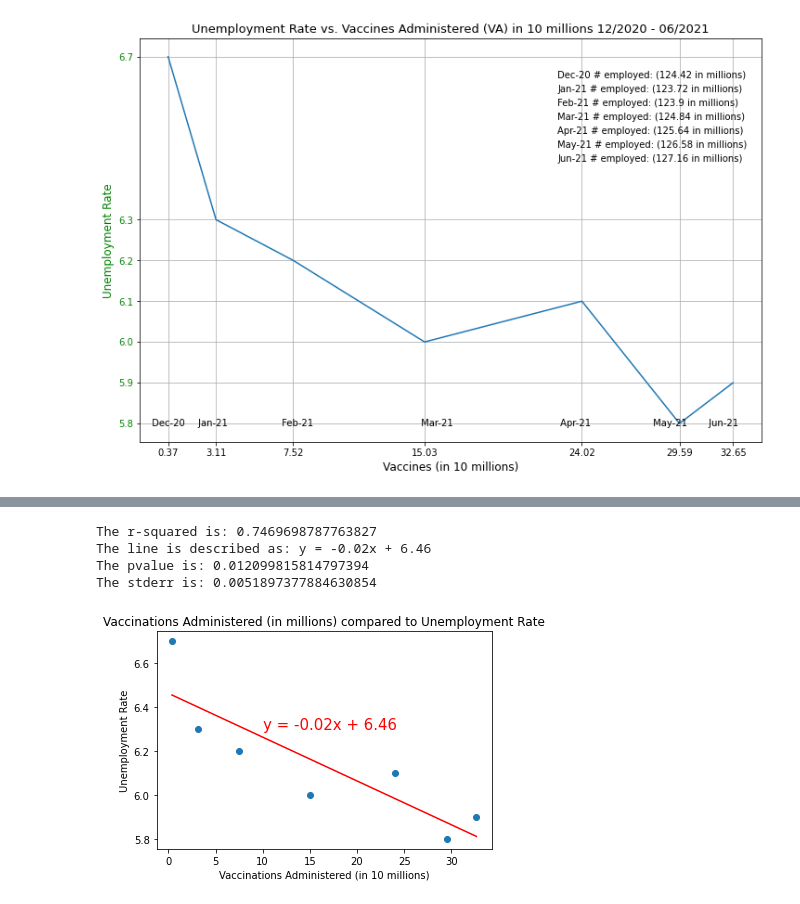
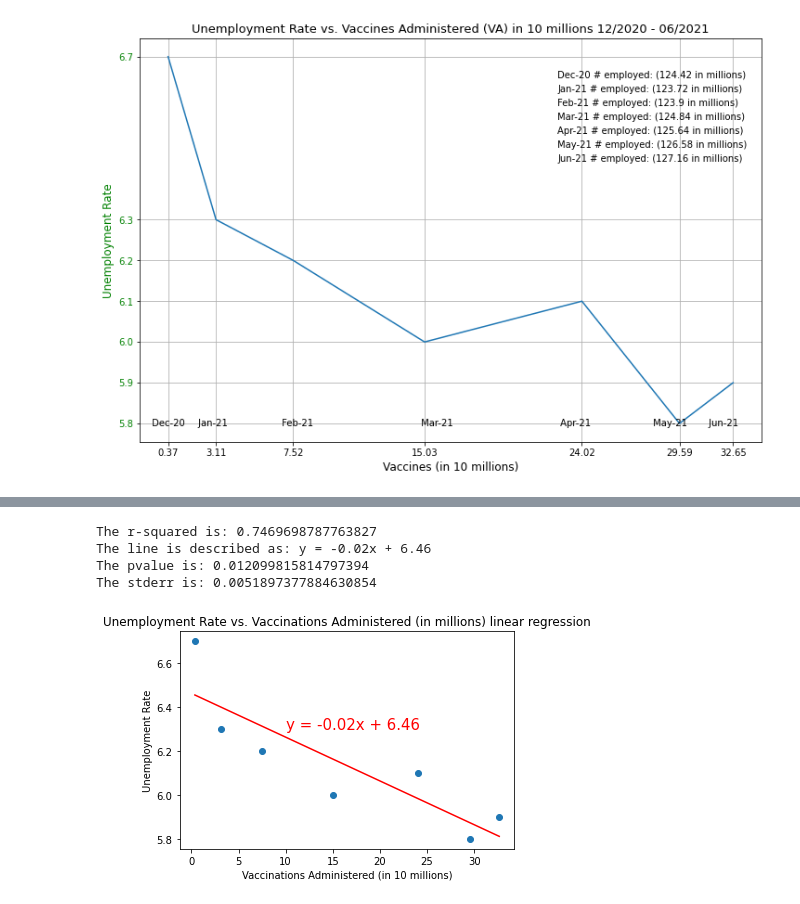
Before and after one commit to meetk5/Team-Project1, a Jupyter notebook: Covid-19 Vaccination administrated and its impact on US Unemployment-checkpoint.ipynb, the cells around one changed output, grey strips where cells are left out. Cells and saved outputs as stored; diff of their text form; code cells hidden in the pictures.

```diff
--- a/Covid-19 Vaccination administrated and its impact on US Unemployment-checkpoint.ipynb
+++ b/Covid-19 Vaccination administrated and its impact on US Unemployment-checkpoint.ipynb
@@ -271,24 +295,24 @@ The correlation between both factors is -0.86
 # %%
 # Calculate and show the linear regression equation and line to plot.
 (slope, intercept, rvalue, pvalue, stderr) = linregress(vaccs_axis, unemp_axis)
 regress_values = vaccs_axis * slope + intercept
 line_eq = "y = " + str(round(slope,2)) + "x + " + str(round(intercept,2))
 plt.scatter(vaccs_axis, unemp_axis)
 plt.plot(vaccs_axis,regress_values,"r-")
 plt.annotate(line_eq,(10,6.3),fontsize=15,color="red")
 plt.xlabel('Vaccinations Administered (in 10 millions)')
 plt.ylabel('Unemployment Rate')
-plt.title("Vaccinations Administered (in millions) compared to Unemployment Rate")
+plt.title("Unemployment Rate vs. Vaccinations Administered (in millions) linear regression")
 print(f"The r-squared is: {rvalue**2}")
 print(f"The line is described as: {line_eq}")
 print(f"The pvalue is: {pvalue}")
 print(f"The stderr is: {stderr}")
 
-plt.savefig("ImagesBCP/Scatter Plot Vaccinations (in millions) and Unemployment Rates linear regression.png", bbox_inches = "tight")
+plt.savefig("ImagesBCP/Scatter Plot Unemployment Rates vs. Vaccinations (in millions) linear regression.png", bbox_inches = "tight")
 plt.show()
 # %% [output]
 The r-squared is: 0.7469698787763827
 The line is described as: y = -0.02x + 6.46
 The pvalue is: 0.012099815814797394
 The stderr is: 0.0051897377884630854
-[figure, old version]
+[figure, new version]
```
Also changed, not shown: parts of 8 cells of this notebook, 3 other files.
